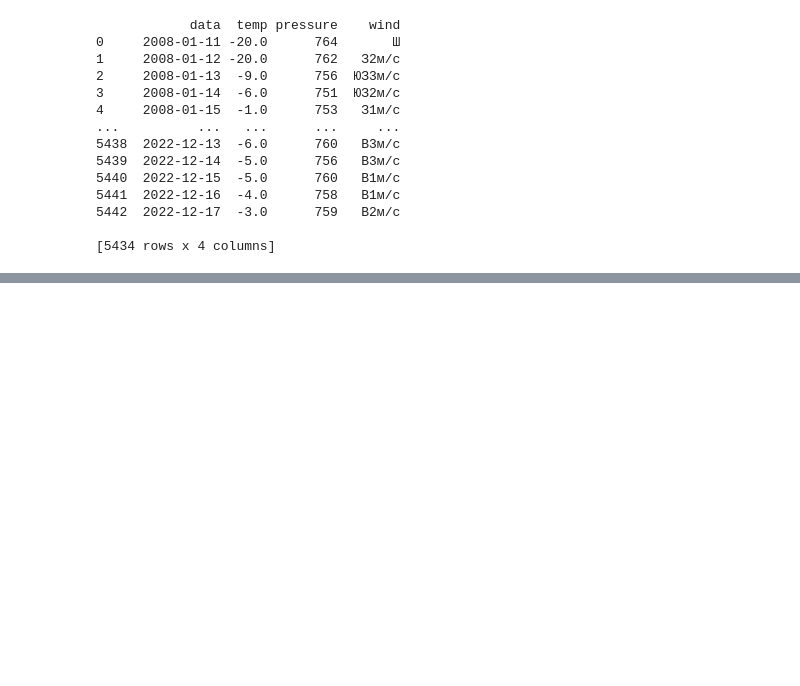
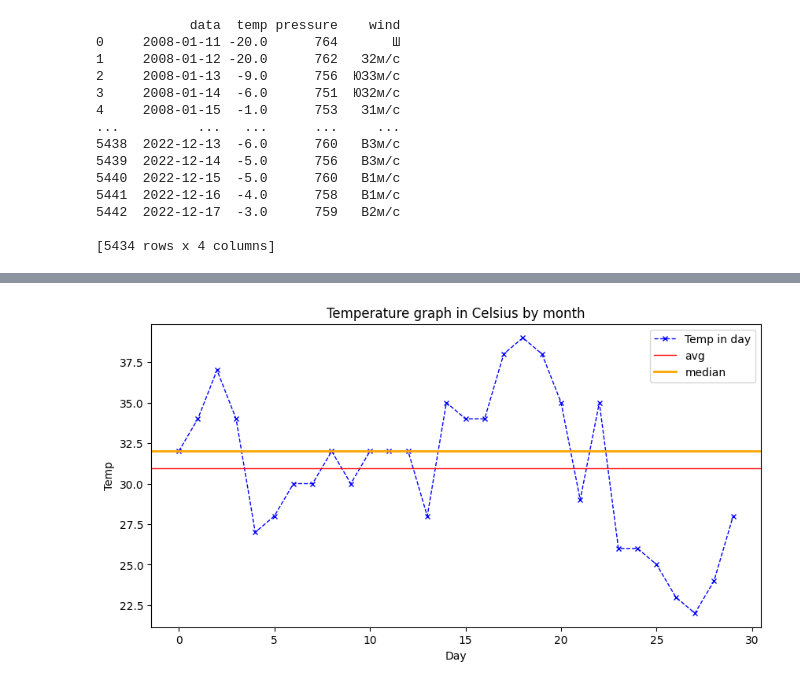
Before and after one commit to ddubbedd/lab-py-3sem, a Jupyter notebook: lab4/main.ipynb, the cells around one changed output, grey strips where cells are left out. Saved outputs shown, nothing was run; the diff lists cells and outputs as text; code cells hidden in the pictures; blank space fills up the shorter version.

Commit message:
Add 7-10 tasks for lab 4

```diff
--- a/lab4/main.ipynb
+++ b/lab4/main.ipynb
@@ -88,0 +149,6 @@ print(df_t6)
+# %%
+data1 = "2011-01-10"              # 7
+data2 = "2012-01-10"
+df_t7 = task7(df, data1, data2)
+df_t7 = changeIndex(df_t7)
+print(df_t7)
@@ -88,0 +186,25 @@ print(df_t6)
+# %%
+def custom(df: pd.DataFrame, month: int, year: int) -> pd.DataFrame:
+    """one month schedule"""
+    if (month < 10): month = "0" + str(month)
+    data1 = str(str(year) + "-" + month + "-" + "01")
+    data2 = str(str(year) + "-" + month + "-" + "31")
+
+    df_custom = df.loc[(df['data'] >= data1) & (df['data'] <= data2)]
+    df_custom = changeIndex(df_custom)
+
+
+    fig3 = plt.figure(figsize=(10, 5))
+    plt.title("Temperature graph in Celsius by month")  # Fahrenheit temperature graph
+    plt.xlabel("Day")
+    plt.ylabel("Temp")
+    plt.plot(df_custom['temp'], color="blue", linestyle="--", marker="x", linewidth=1, markersize=4)
+    plt.axhline(y=np.nanmean(df_custom["temp"]), color="red", linewidth=1)
+    plt.axhline(y=np.nanmedian(df_custom["temp"]), color="orange",linestyle="-", linewidth=2)
+    plt.legend(["Temp in day", "avg", "median"])
+    plt.show()
+# %%
+month, year = 8, 2021
+custom(df, month, year)
+# %% [output]
+[figure, added]
```
Also changed, not shown: parts of 7 cells of this notebook.
